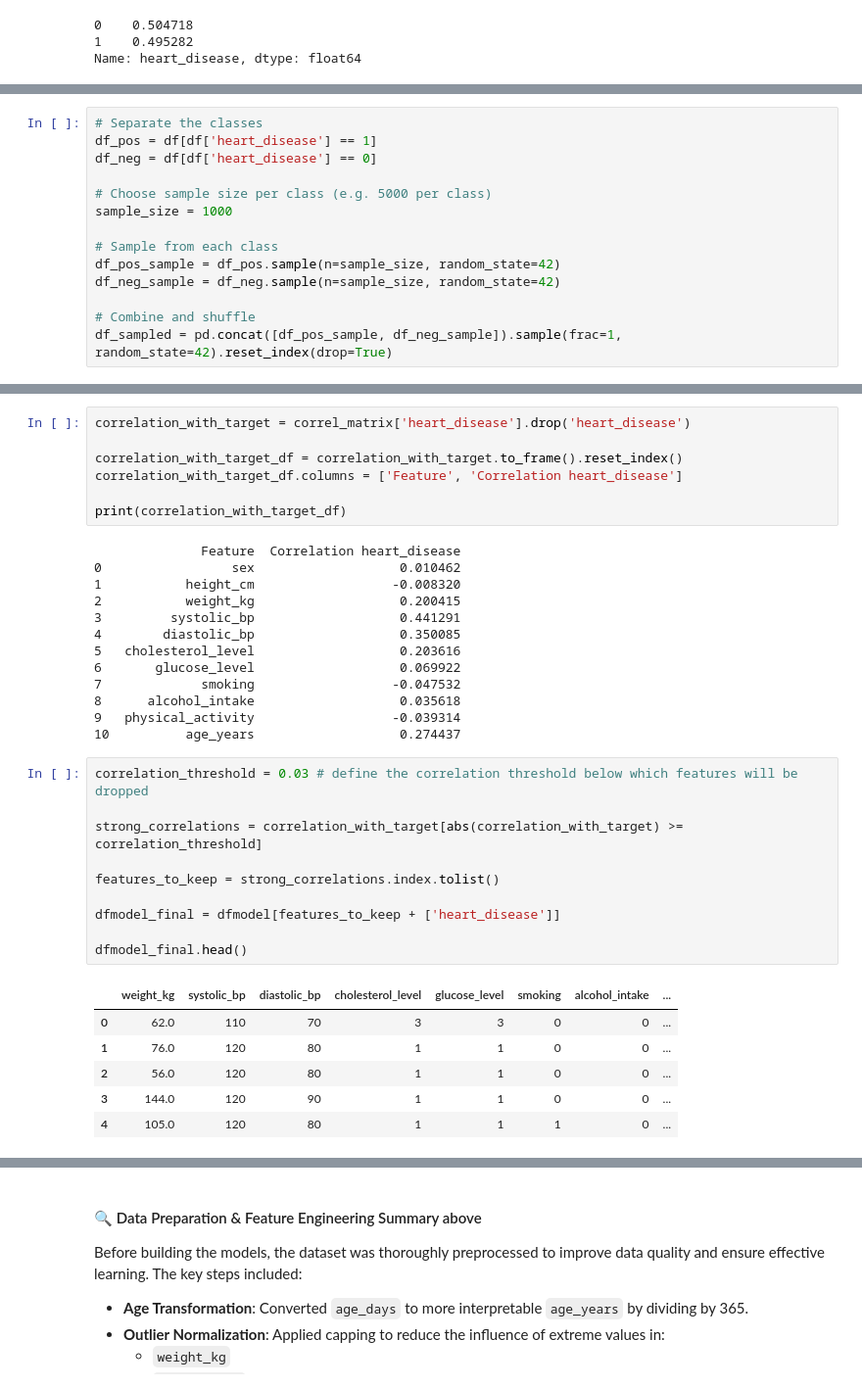
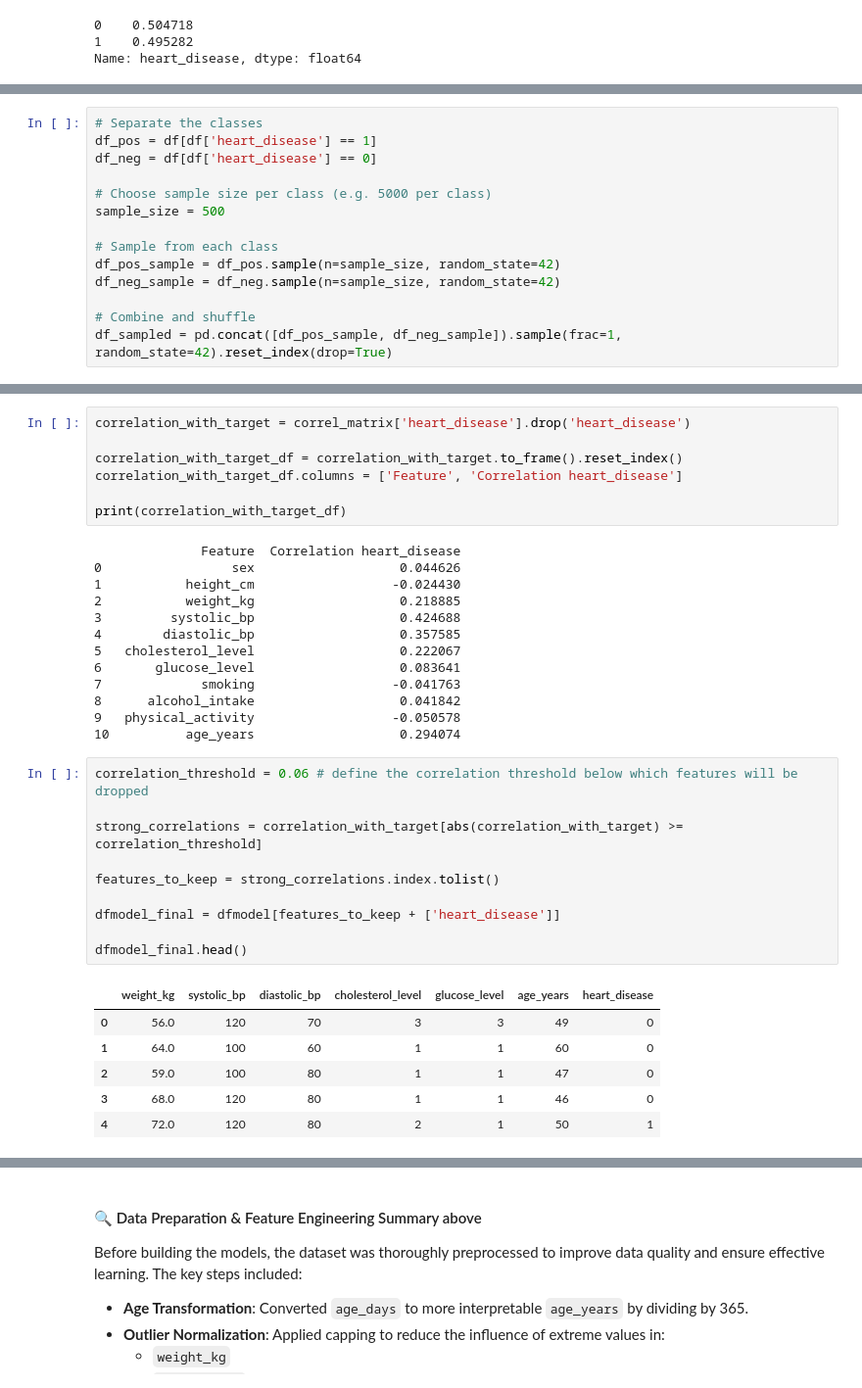
Before and after one commit to bopitien/multi-health-ml-predictor, a Jupyter notebook: notebooks/heart_disease.ipynb, the cells around one changed output, grey strips where cells are left out. Shown at 98% size. Drawn from its saved outputs; the diff is of its cells as text.

```diff
--- a/notebooks/heart_disease.ipynb
+++ b/notebooks/heart_disease.ipynb
@@ -198,7 +198,7 @@ df_pos = df[df['heart_disease'] == 1]
 df_neg = df[df['heart_disease'] == 0]
 
 # Choose sample size per class (e.g. 5000 per class)
-sample_size = 1000
+sample_size = 500
 
 # Sample from each class
 df_pos_sample = df_pos.sample(n=sample_size, random_state=42)
@@ -248,34 +248,34 @@ correlation_with_target_df.columns = ['Feature', 'Correlation heart_disease']
 print(correlation_with_target_df)
 # %% [output]
               Feature  Correlation heart_disease
-0                 sex                   0.010462
-1           height_cm                  -0.008320
-2           weight_kg                   0.200415
-3         systolic_bp                   0.441291
-4        diastolic_bp                   0.350085
-5   cholesterol_level                   0.203616
-6       glucose_level                   0.069922
-7             smoking                  -0.047532
-8      alcohol_intake                   0.035618
-9   physical_activity                  -0.039314
-10          age_years                   0.274437
+0                 sex                   0.044626
+1           height_cm                  -0.024430
+2           weight_kg                   0.218885
+3         systolic_bp                   0.424688
+4        diastolic_bp                   0.357585
+5   cholesterol_level                   0.222067
+6       glucose_level                   0.083641
+7             smoking                  -0.041763
+8      alcohol_intake                   0.041842
+9   physical_activity                  -0.050578
+10          age_years                   0.294074
 # %%
-correlation_threshold = 0.03 # define the correlation threshold below which features will be dropped
+correlation_threshold = 0.06 # define the correlation threshold below which features will be dropped
 
 strong_correlations = correlation_with_target[abs(correlation_with_target) >= correlation_threshold]
 
 features_to_keep = strong_correlations.index.tolist()
 
 dfmodel_final = dfmodel[features_to_keep + ['heart_disease']]
 
 dfmodel_final.head()
 # %% [output]
-|  | weight_kg | systolic_bp | diastolic_bp | cholesterol_level | glucose_level | smoking | alcohol_intake | ... |
-| 0 | 62.0 | 110 | 70 | 3 | 3 | 0 | 0 | ... |
-| 1 | 76.0 | 120 | 80 | 1 | 1 | 0 | 0 | ... |
-| 2 | 56.0 | 120 | 80 | 1 | 1 | 0 | 0 | ... |
-| 3 | 144.0 | 120 | 90 | 1 | 1 | 0 | 0 | ... |
-| 4 | 105.0 | 120 | 80 | 1 | 1 | 1 | 0 | ... |
+|  | weight_kg | systolic_bp | diastolic_bp | cholesterol_level | glucose_level | age_years | heart_disease |
+| 0 | 56.0 | 120 | 70 | 3 | 3 | 49 | 0 |
+| 1 | 64.0 | 100 | 60 | 1 | 1 | 60 | 0 |
+| 2 | 59.0 | 100 | 80 | 1 | 1 | 47 | 0 |
+| 3 | 68.0 | 120 | 80 | 1 | 1 | 46 | 0 |
+| 4 | 72.0 | 120 | 80 | 2 | 1 | 50 | 1 |
 # %%
 dfmodel.head()
 # %% [output]
```
Also changed, not shown: parts of 17 cells of this notebook, 11 other files.
